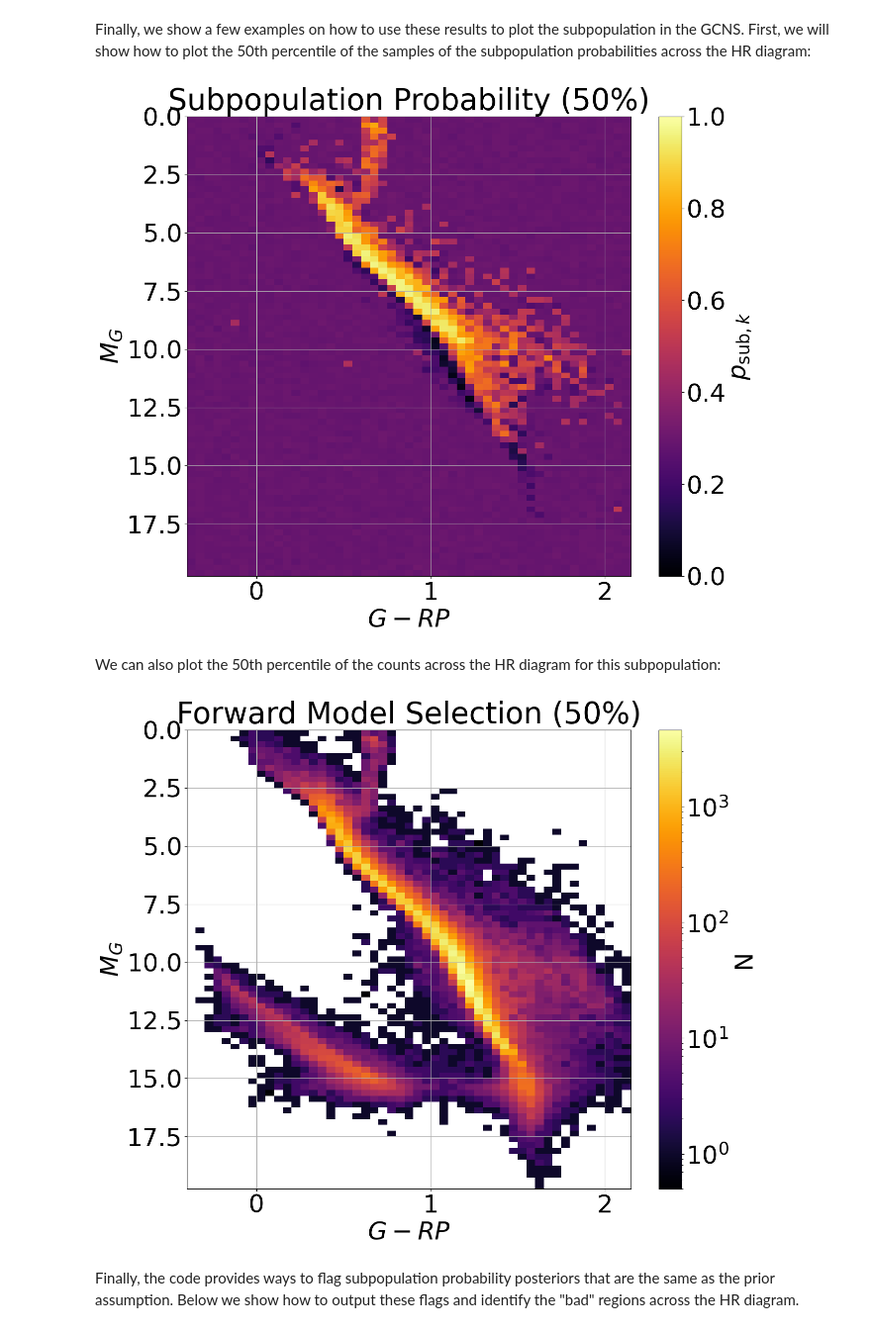
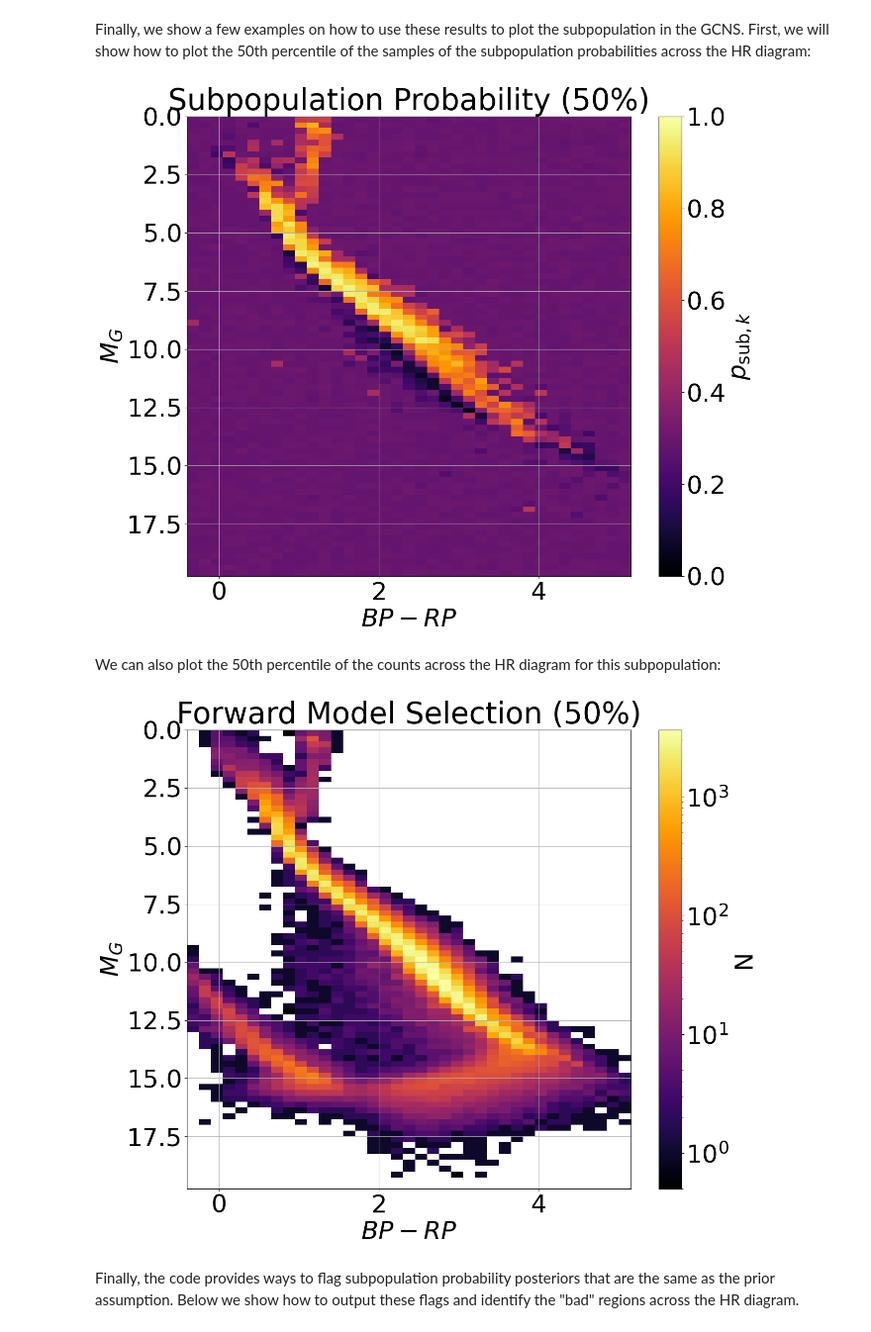
Before and after one commit to imedan/snc_sf, a Jupyter notebook: notebooks/appendix_example.ipynb, the cells around one changed output. Shown at 99% size. Drawn from its saved outputs; the diff is of its cells as text; code cells hidden in the pictures.

```diff
--- a/notebooks/appendix_example.ipynb
+++ b/notebooks/appendix_example.ipynb
@@ -47,7 +47,7 @@ MG_bin_list = [0, 20, 0.25]  # [min, max, delta]
 
 sf_bins={'healpix': 3,                   # order
          'phot_g_mean_mag': [0, 22, 1],  # [min, max, delta]
-         'g_rp': [-0.4, 2.2, 0.05]}      # [min, max, delta]
+         'bp_rp': [-0.4, 5.25, 0.15]}    # [min, max, delta]
 
 # name of the file with the query result from above
 data_file = 'appendix_example.csv'
@@ -81,23 +81,23 @@ Finally, we show a few examples on how to use these results to plot the subpopul
 the subpopulation probabilities across the HR diagram:
 # %%
 # have the bins for plotting
-g_rp_bins = np.arange(*sf.sf_bins['g_rp'])
+bp_rp_bins = np.arange(*sf.sf_bins['bp_rp'])
 MG_bins = np.arange(*MG_bin_list)
 
 # numbers in bin for reshaping the flattened p_samples
-n_g_rp = len(g_rp_bins) - 1
+n_bp_rp = len(bp_rp_bins) - 1
 n_mg = len(MG_bins) - 1
 
 # get the 50th percentile of the samples in 2D array
-p_50perc = np.nanpercentile(p_samples.reshape((-1, n_g_rp, n_mg)), 50, axis=0)
+p_50perc = np.nanpercentile(p_samples.reshape((-1, n_bp_rp, n_mg)), 50, axis=0)
 
 # plot the results
 f, ax1 = plt.subplots(1, 1, figsize=(12 * 1.2, 10 * 1.2))
 dens = ax1.imshow(p_50perc.T,
                   origin='lower', aspect='auto',
-                  extent=(g_rp_bins.min(), g_rp_bins.max(), MG_bins.min(), MG_bins.max()),
+                  extent=(bp_rp_bins.min(), bp_rp_bins.max(), MG_bins.min(), MG_bins.max()),
                   vmin=0, vmax=1, cmap='inferno')
-ax1.set_xlabel(r'$G-RP$')
+ax1.set_xlabel(r'$BP-RP$')
 ax1.set_ylabel(r'$M_G$')
 ax1.invert_yaxis()
 ax1.grid()
@@ -106,40 +106,40 @@ plt.colorbar(dens, ax=ax1, label=r'$p_{\mathsf{sub}, k}$')
 plt.savefig('paper_plots/appendix_ex/subpop_prob.png', bbox_inches='tight')
 plt.show()
 # %% [output]
-[figure, old version]
+[figure, new version]
 # %% [markdown]
 We can also plot the 50th percentile of the counts across the HR diagram for this subpopulation:
 # %%
 # random seed to reproduce results
 RNG = np.random.default_rng(666)
 
 # get the total number of stars in the GCNS across the HR diagram
 gcns_filter = sf.gcns.filter(pl.Series(sf.gcns_valid))
-Ntot, _, _ = np.histogram2d(gcns_filter['g_rp'].to_numpy(), gcns_filter['MG'].to_numpy(),
-                            bins=[g_rp_bins, MG_bins])
+Ntot, _, _ = np.histogram2d(gcns_filter['bp_rp'].to_numpy(), gcns_filter['MG'].to_numpy(),
+                            bins=[bp_rp_bins, MG_bins])
 
 # based on p_samples, draw number in subpopulation
-Nsub = RNG.binomial(Ntot.astype(int), p_samples.reshape((-1, n_g_rp, n_mg)))
+Nsub = RNG.binomial(Ntot.astype(int), p_samples.reshape((-1, n_bp_rp, n_mg)))
 
 # get 50th percentile
 Nsub_50perc = np.nanpercentile(Nsub, 50, axis=0)
 
 # plot the results
 f, ax1 = plt.subplots(1, 1, figsize=(12 * 1.2, 10 * 1.2))
 dens = ax1.imshow(Nsub_50perc.T,
                   origin='lower', aspect='auto',
-                  extent=(g_rp_bins.min(), g_rp_bins.max(), MG_bins.min(), MG_bins.max()),
+                  extent=(bp_rp_bins.min(), bp_rp_bins.max(), MG_bins.min(), MG_bins.max()),
                   norm=LogNorm(), cmap='inferno')
-ax1.set_xlabel(r'$G-RP$')
+ax1.set_xlabel(r'$BP-RP$')
 ax1.set_ylabel(r'$M_G$')
 ax1.invert_yaxis()
 ax1.grid()
 ax1.set_title('Forward Model Selection (50%)')
 plt.colorbar(dens, ax=ax1, label='N')
 plt.savefig('paper_plots/appendix_ex/subpop_select.png', bbox_inches='tight')
 plt.show()
 # %% [output]
-[figure, old version]
+[figure, new version]
 # %% [markdown]
 Finally, the code provides ways to flag subpopulation probability posteriors that are the same as the prior assumption. Below we show how to output these flags and identify the "bad" regions across the HR diagram.
 # %%
```
Also changed, not shown: parts of 1 cell of this notebook, 3 other files.
